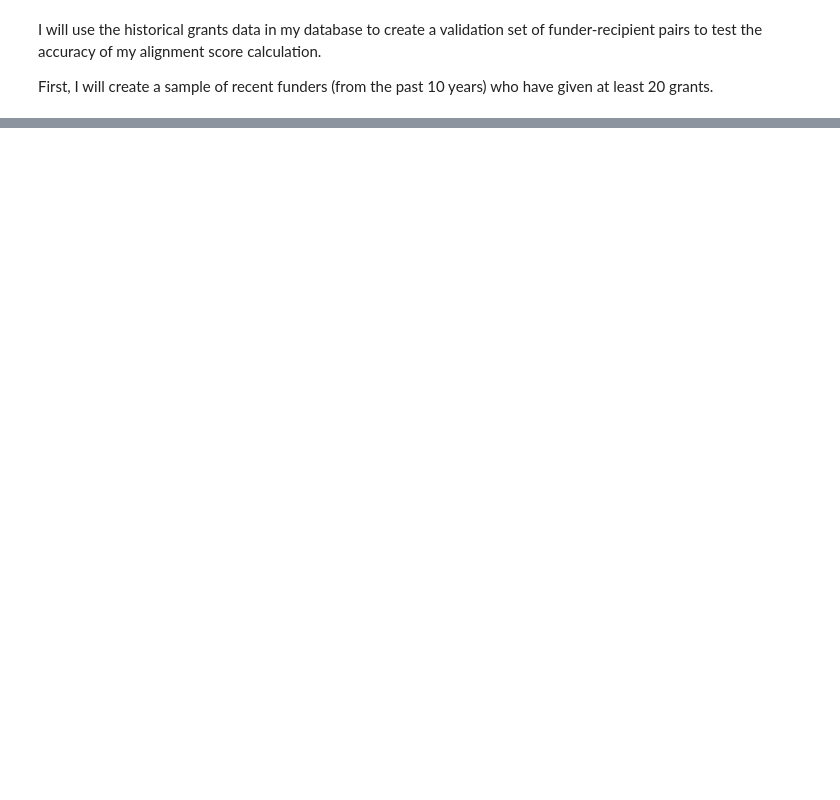
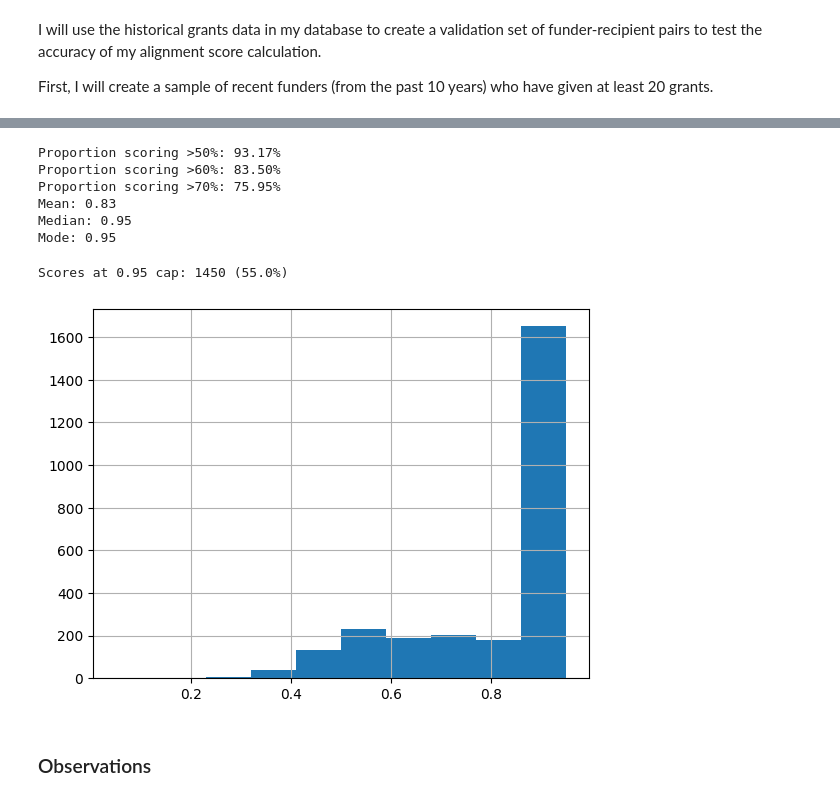
Before and after one commit to lico27/prospie, a Jupyter notebook: 13_evaluation/evaluation_notebook.ipynb, the cells around one changed output, grey strips where cells are left out. Cells and saved outputs as stored; diff of their text form; code cells hidden in the pictures; blank space fills up the shorter version.

```diff
--- a/13_evaluation/evaluation_notebook.ipynb
+++ b/13_evaluation/evaluation_notebook.ipynb
@@ -315,0 +332,26 @@ Sample size: 2,500
+# %%
+#calculate scores for validation pairs
+results = []
+
+for idx, row in validation_df.iterrows():
+    score = calculate_alignment_score(
+        validation_df,
+        idx,
+        grants_df,
+        areas_df,
+        hierarchies_df,
+        model
+    )
+
+    #store results
+    results.append({
+        "funder_num": row["funder_num"],
+        "recipient_id": row["user_id"],
+        "prospie_score": score,
+        "actual_grant_amount": row["amount"],
+        "year": row["year"]
+    })
+
+    #progress checkpoints
+    if (len(results) % 200 == 0):
+        print(f"Calculated {len(results)} scores")
@@ -315,0 +372,4 @@ Sample size: 2,500
+# %%
+#get df of results and view stats
+results_df = pd.DataFrame(results)
+print(f"{results_df['prospie_score'].describe().round(2)}")
@@ -315,0 +386,29 @@ Sample size: 2,500
+# %%
+#view proportion of scores above thresholds
+print(f"Proportion scoring >50%: {(results_df['prospie_score'] > 0.5).mean():.2%}")
+print(f"Proportion scoring >60%: {(results_df['prospie_score'] > 0.6).mean():.2%}")
+print(f"Proportion scoring >70%: {(results_df['prospie_score'] > 0.7).mean():.2%}")
+
+#view overall averages
+print(f"Mean: {results_df['prospie_score'].mean():.2f}")
+print(f"Median: {results_df['prospie_score'].median():.2f}")
+print(f"Mode: {results_df['prospie_score'].mode()[0]:.2f}")
+# %% [output]
+Proportion scoring >50%: 93.17%
+Proportion scoring >60%: 83.50%
+Proportion scoring >70%: 75.95%
+Mean: 0.83
+Median: 0.95
+Mode: 0.95
+# %%
+#consider maximum scorers
+num_95 = (results_df["prospie_score"] == 0.95).sum()
+pct_95 = (results_df["prospie_score"] == 0.95).mean()
+print(f"Scores at 0.95 cap: {num_95} ({pct_95:.1%})")
+
+results_df["prospie_score"].hist(bins=10);
+# %% [output]
+Scores at 0.95 cap: 1450 (55.0%)
+[figure, added]
+# %% [markdown]
+### Observations
```
Also changed, not shown: parts of 10 cells of this notebook, 2 other files.
